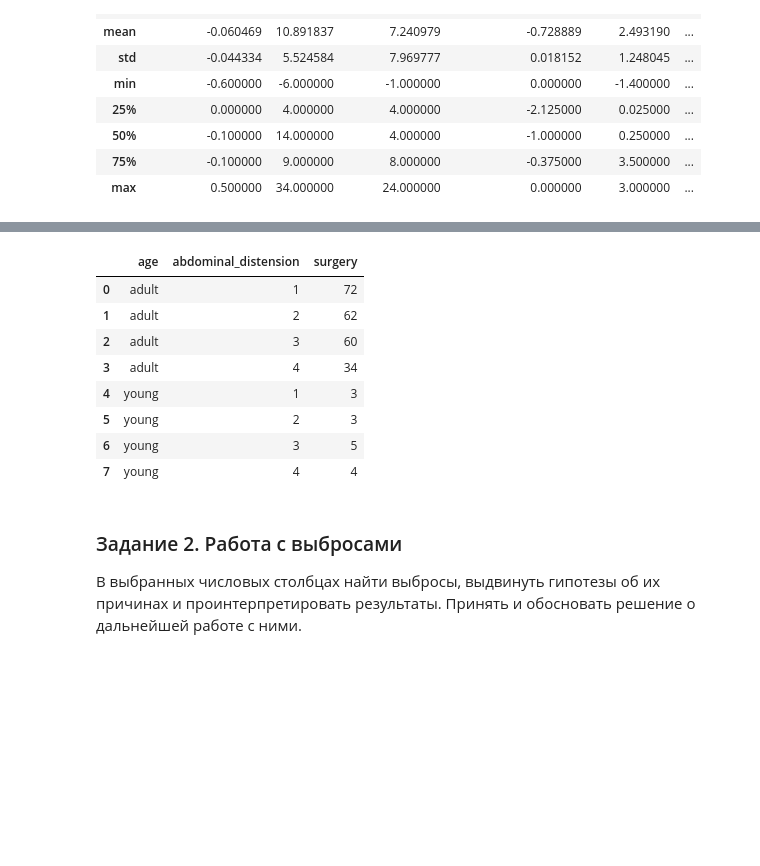
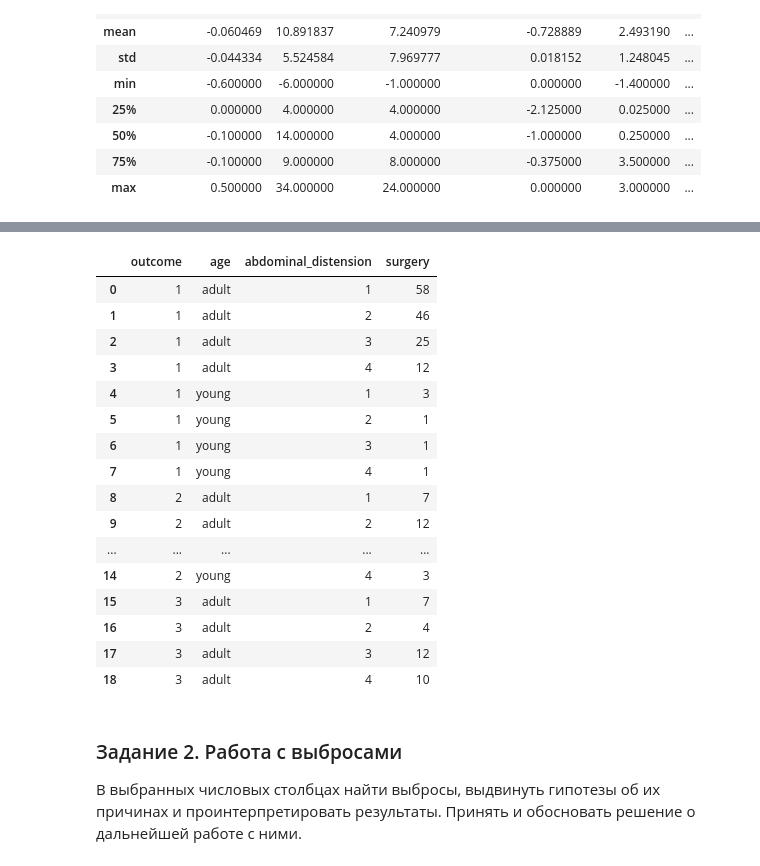
Before and after one commit to Porridgeinthemorning/homeworkpythonnetology, a Jupyter notebook: StatisticsBasics/StatisticsBasics.ipynb, the cells around one changed output, grey strips where cells are left out. Cells and saved outputs as stored; diff of their text form; code cells hidden in the pictures; blank space fills up the shorter version.

```diff
--- a/StatisticsBasics/StatisticsBasics.ipynb
+++ b/StatisticsBasics/StatisticsBasics.ipynb
@@ -243,18 +232,26 @@ df[category_columns].mode()
 | 0 | adult | 3 | 1 | 1 | 1 | 3 | ... |
 # %%
 #взрослых лошадей с операцией больше, чем молодых
-#больше всего лошадей, у которых отсутствовало вздутие живота
-df[['age','surgery', 'abdominal_distension']].groupby(['age', 'abdominal_distension']).count().reset_index()
+#больше всего лошадей, у которых отсутствовало вздутие живота и при этом они выжили
+df[['outcome', 'age', 'surgery', 'abdominal_distension']].groupby(['outcome', 'age', 'abdominal_distension']).count().reset_index()
 # %% [output]
-|  | age | abdominal_distension | surgery |
-| 0 | adult | 1 | 72 |
-| 1 | adult | 2 | 62 |
-| 2 | adult | 3 | 60 |
-| 3 | adult | 4 | 34 |
-| 4 | young | 1 | 3 |
-| 5 | young | 2 | 3 |
-| 6 | young | 3 | 5 |
-| 7 | young | 4 | 4 |
+|  | outcome | age | abdominal_distension | surgery |
+| 0 | 1 | adult | 1 | 58 |
+| 1 | 1 | adult | 2 | 46 |
+| 2 | 1 | adult | 3 | 25 |
+| 3 | 1 | adult | 4 | 12 |
+| 4 | 1 | young | 1 | 3 |
+| 5 | 1 | young | 2 | 1 |
+| 6 | 1 | young | 3 | 1 |
+| 7 | 1 | young | 4 | 1 |
+| 8 | 2 | adult | 1 | 7 |
+| 9 | 2 | adult | 2 | 12 |
+| ... | ... | ... | ... | ... |
+| 14 | 2 | young | 4 | 3 |
+| 15 | 3 | adult | 1 | 7 |
+| 16 | 3 | adult | 2 | 4 |
+| 17 | 3 | adult | 3 | 12 |
+| 18 | 3 | adult | 4 | 10 |
 # %% [markdown]
 ### Задание 2. Работа с выбросами
 В выбранных числовых столбцах найти выбросы, выдвинуть гипотезы об их причинах и проинтерпретировать результаты.   Принять и обосновать решение о дальнейшей работе с ними.
```
Also changed, not shown: parts of 10 cells of this notebook.
